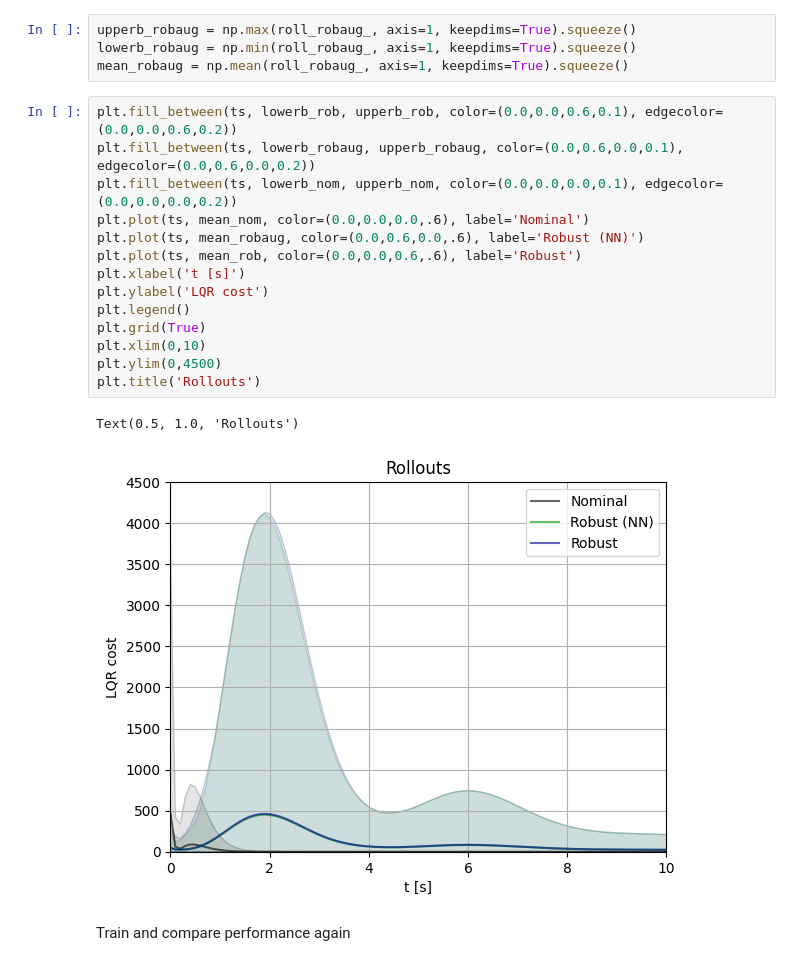
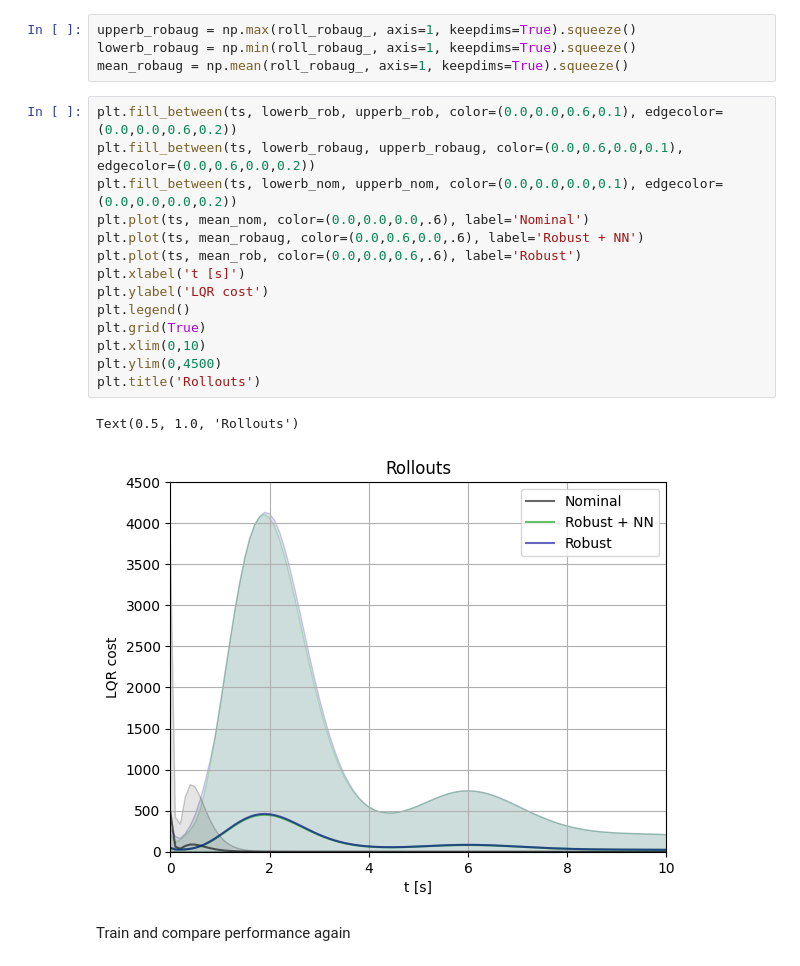
Before and after one commit to MVirdis/IQC-Learning, a Jupyter notebook: Controller Optimization.ipynb, the cells around one changed output. Saved outputs shown, nothing was run; the diff lists cells and outputs as text.

```diff
--- a/Controller Optimization.ipynb
+++ b/Controller Optimization.ipynb
@@ -179,20 +179,20 @@ mean_robaug = np.mean(roll_robaug_, axis=1, keepdims=True).squeeze()
 # %%
 plt.fill_between(ts, lowerb_rob, upperb_rob, color=(0.0,0.0,0.6,0.1), edgecolor=(0.0,0.0,0.6,0.2))
 plt.fill_between(ts, lowerb_robaug, upperb_robaug, color=(0.0,0.6,0.0,0.1), edgecolor=(0.0,0.6,0.0,0.2))
 plt.fill_between(ts, lowerb_nom, upperb_nom, color=(0.0,0.0,0.0,0.1), edgecolor=(0.0,0.0,0.0,0.2))
 plt.plot(ts, mean_nom, color=(0.0,0.0,0.0,.6), label='Nominal')
-plt.plot(ts, mean_robaug, color=(0.0,0.6,0.0,.6), label='Robust (NN)')
+plt.plot(ts, mean_robaug, color=(0.0,0.6,0.0,.6), label='Robust + NN')
 plt.plot(ts, mean_rob, color=(0.0,0.0,0.6,.6), label='Robust')
 plt.xlabel('t [s]')
 plt.ylabel('LQR cost')
 plt.legend()
 plt.grid(True)
 plt.xlim(0,10)
 plt.ylim(0,4500)
 plt.title('Rollouts')
 # %% [output]
 Text(0.5, 1.0, 'Rollouts')
-[figure, old version]
+[figure, new version]
 # %% [markdown]
 Train and compare performance again
 # %%
```
Also changed, not shown: parts of 4 cells of this notebook.
